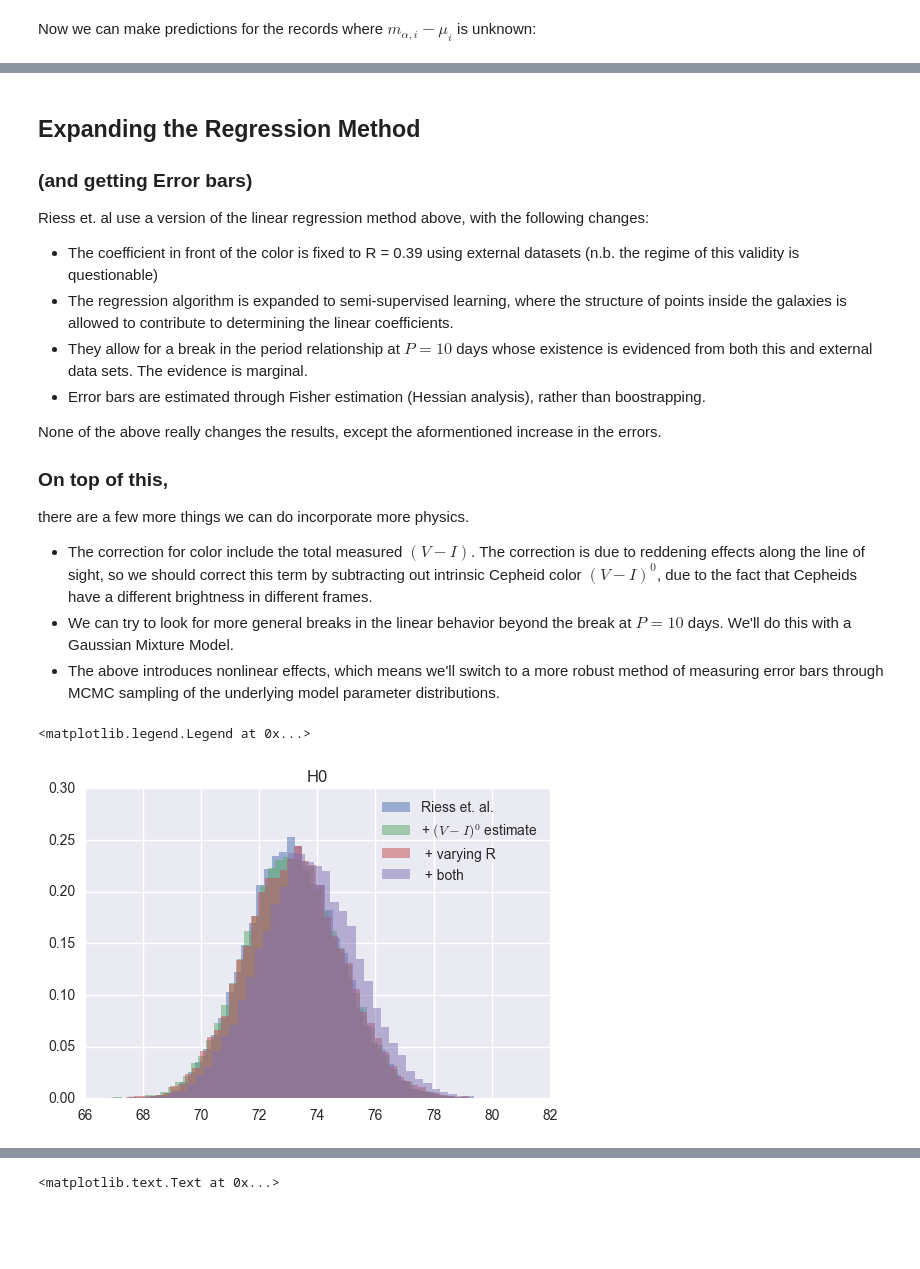
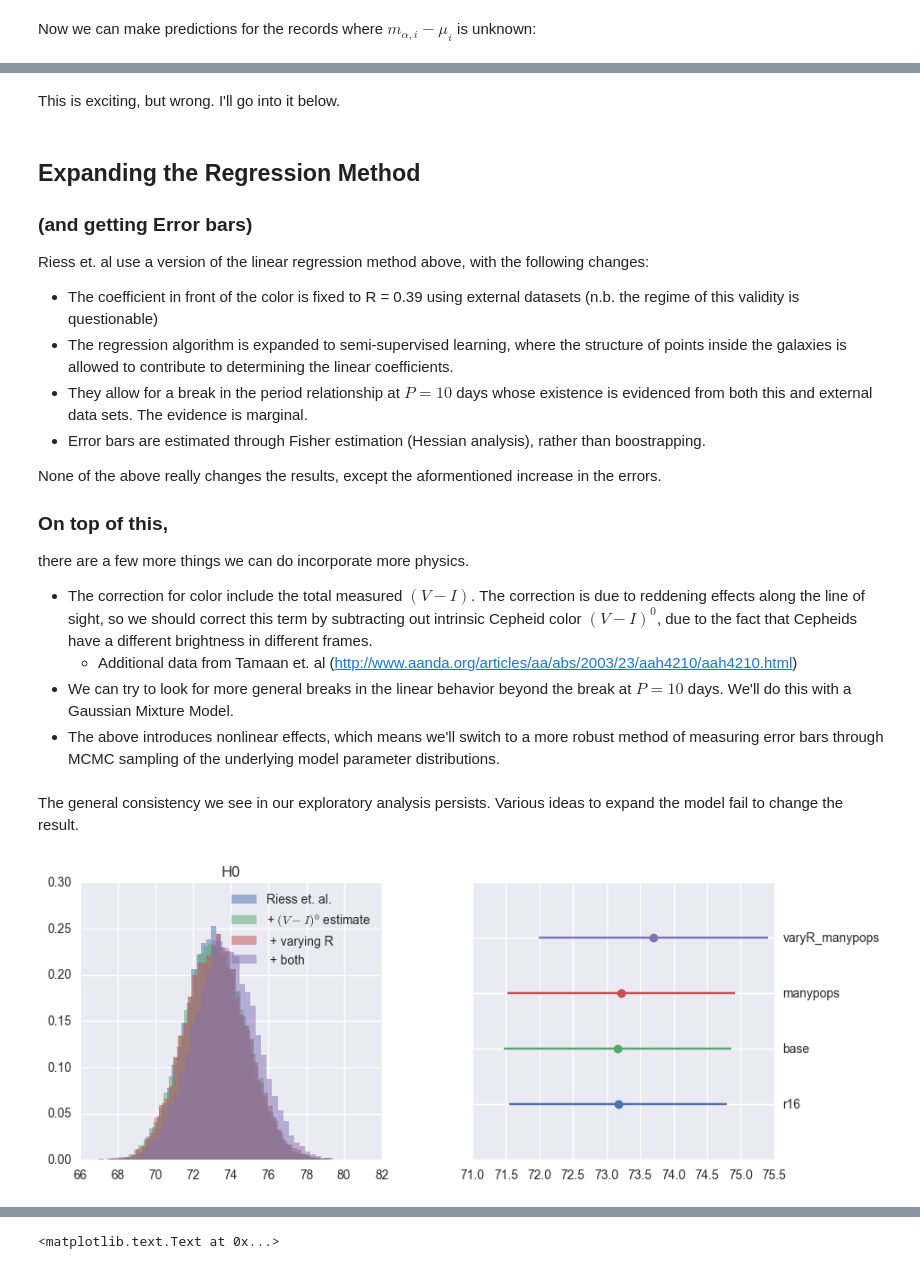
Before and after one commit to bfollinprm/Seminar_Talk_Feb23, a Jupyter notebook: Follin_Talk.ipynb, the cells around one changed output, grey strips where cells are left out. Cells and saved outputs as stored; diff of their text form; code cells hidden in the pictures; blank space fills up the shorter version.

```diff
--- a/Follin_Talk.ipynb
+++ b/Follin_Talk.ipynb
@@ -353,8 +378,17 @@ We can try to fit for some nonlinear features using a Random Forest approach. No
 # %%
-from sklearn.ensemble import RandomForestRegressor
-random_forest = RandomForestRegressor(n_estimators= 5000, n_jobs = -1)
-features = cephs_and_dist.loc[known_distance, ['Period', 'VminusI', 'Z']]
+from sklearn.ensemble import BaggingRegressor
+## Make 1000 Linear Regressors on random samples of the training data with replacement, of the same size as the
+## original
+bagged_LR = BaggingRegressor(base_estimator = LinearRegression(),
+                             max_samples = 1.0,
+                             max_features = 1.0,
+                             n_estimators = 500
+                            )
+
+features = cephs_and_dist.loc[known_distance, ['Period','VminusI', 'Z']]
 target = (cephs_and_dist.loc[known_distance, 'm_H']
           - cephs_and_dist.loc[known_distance, 'mu']
           )
 error = cephs_and_dist.loc[known_distance, 'TotalError']
+
+bagged_LR.fit(features, target, sample_weight= 1/error**2);
@@ -407,0 +395,12 @@ $$V(x) = \sum_i \langle N_i, f(x) \rangle ^2$$
+# %%
+params = pd.DataFrame(columns = ['b', 'R', 'gamma', 'M_ceph'],
+                      index = range(bagged_LR.n_estimators)
+                     )
+for i,fit in enumerate(bagged_LR.estimators_):
+    record = array([coef for coef in fit.coef_] + [fit.intercept_])
+    #print record
+    params.loc[i] = record
+#params = params.apply(pd.to_numeric, args = ('coerce'))
+params.plot.box()
+figure()
+seaborn.heatmap(params.apply(pd.to_numeric).cov());
@@ -546,3 +604,5 @@ chi2 is 7.23056567335
+# %% [markdown]
+This is exciting, but wrong. I'll go into it below.
 # %% [markdown]
 ## Expanding the Regression Method
 ### (and getting Error bars)
@@ -557,5 +617,6 @@ None of the above really changes the results, except the aformentioned increase
 ### On top of this,
 there are a few more things we can do incorporate more physics.
 * The correction for color include the total measured $(V-I)$. The correction is due to reddening effects along the line of sight, so we should correct this term by subtracting out intrinsic Cepheid color $(V-I)^0$, due to the fact that Cepheids have a different brightness in different frames.
+    * Additional data from Tamaan et. al (http://www.aanda.org/articles/aa/abs/2003/23/aah4210/aah4210.html)
 * We can try to look for more general breaks in the linear behavior beyond the break at $P = 10$ days. We'll do this with a Gaussian Mixture Model.
 * The above introduces nonlinear effects, which means we'll switch to a more robust method of measuring error bars through MCMC sampling of the underlying model parameter distributions.
@@ -581,16 +626,26 @@ base = pd.DataFrame(load_chain('data/chains/base_thinned.chain'))
 manypops = pd.DataFrame(load_chain('data/chains/base_manypops_thinned.chain'))
 varyR = pd.DataFrame(load_chain('data/chains/varyR_thinned.chain'))
 varyR_manypops = pd.DataFrame(load_chain('data/chains/varyR_manypops_thinned.chain'))
+# %% [markdown]
+The general consistency we see in our exploratory analysis persists. Various ideas to expand the model fail to change the result.
 # %%
-fig = figure(figsize = (6,4))
-ax = gca()
+fig = figure(figsize = (10,4))
+ax = subplot(121)
 r16.hist('H0', bins = 50, normed = True, label = r'Riess et. al.', ax=  ax, alpha = 0.5, lw = 0)
 base.hist('H0', bins = 50, normed = True, label = r'+ $(V-I)^0$ estimate', ax = ax,alpha = 0.5, lw = 0)
 manypops.hist('H0', bins = 50, normed = True, label = r' + varying R', ax = ax,alpha = 0.5, lw = 0)
 varyR_manypops.hist('H0', bins = 50, normed = True, label = r' + both', ax = ax,alpha = 0.5, lw = 0)
-
-
 legend(frameon = False)
+ax = subplot(122)
+ax.set_yticklabels([''] * 5)
+subplot(122).twinx()
+chainnames = ['r16', 'base', 'manypops', 'varyR_manypops']
+for i,chainname in enumerate(chainnames):
+    chain = eval(chainname)
+    errorbar(chain.H0.mean(), i, xerr= chain.H0.std(), label = chainname, fmt = 'o')
+ylim(-1, i+1)
+#legend(frameon = False)
+xlabel(r'$H_0$', fontsize = 20)
+gca().set_yticklabels([''] + chainnames);
 # %% [output]
-<matplotlib.legend.Legend at 0x...>
-[figure, old version]
+[figure, new version]
```
Also changed, not shown: parts of 72 cells of this notebook, 4 other files.
